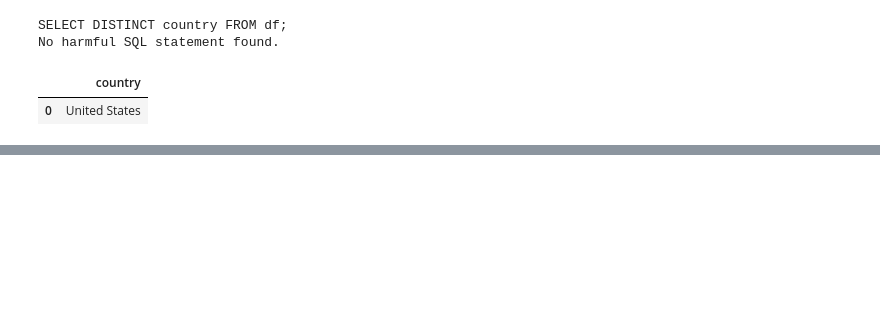
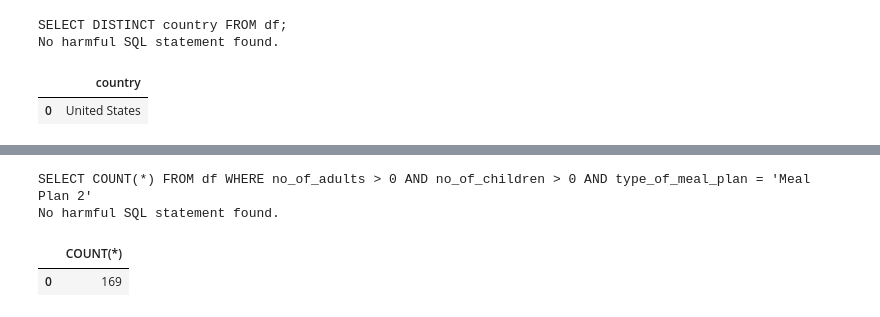
Before and after one commit to dmbk/quick_tools, a Jupyter notebook: text_to_sql.ipynb, the cells around one changed output, grey strips where cells are left out. Cells and saved outputs as stored; diff of their text form; code cells hidden in the pictures; blank space fills up the shorter version.

```diff
--- a/text_to_sql.ipynb
+++ b/text_to_sql.ipynb
@@ -107,0 +120,7 @@ No harmful SQL statement found.
+# %%
+ask_q("How many adults with children ordered Meal Plan 2")
+# %% [output]
+SELECT COUNT(*) FROM df WHERE no_of_adults > 0 AND no_of_children > 0 AND type_of_meal_plan = 'Meal Plan 2'
+No harmful SQL statement found.
+|  | COUNT(*) |
+| 0 | 169 |
```
Also changed, not shown: parts of 7 cells of this notebook.
